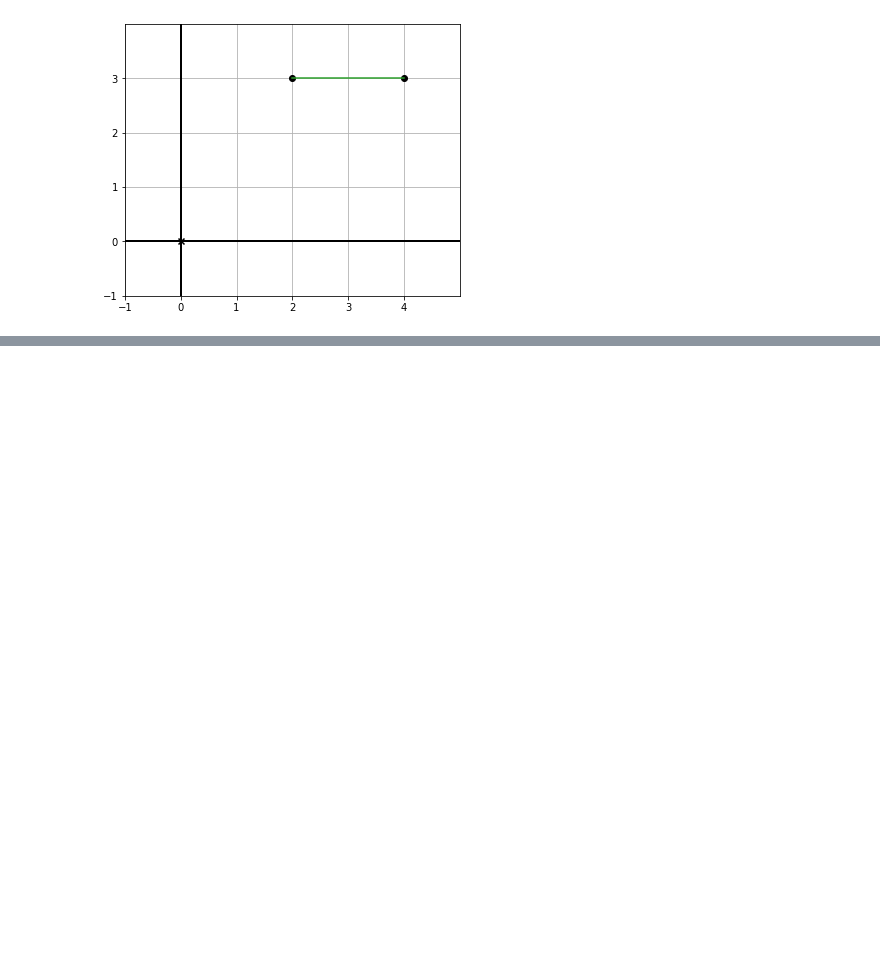
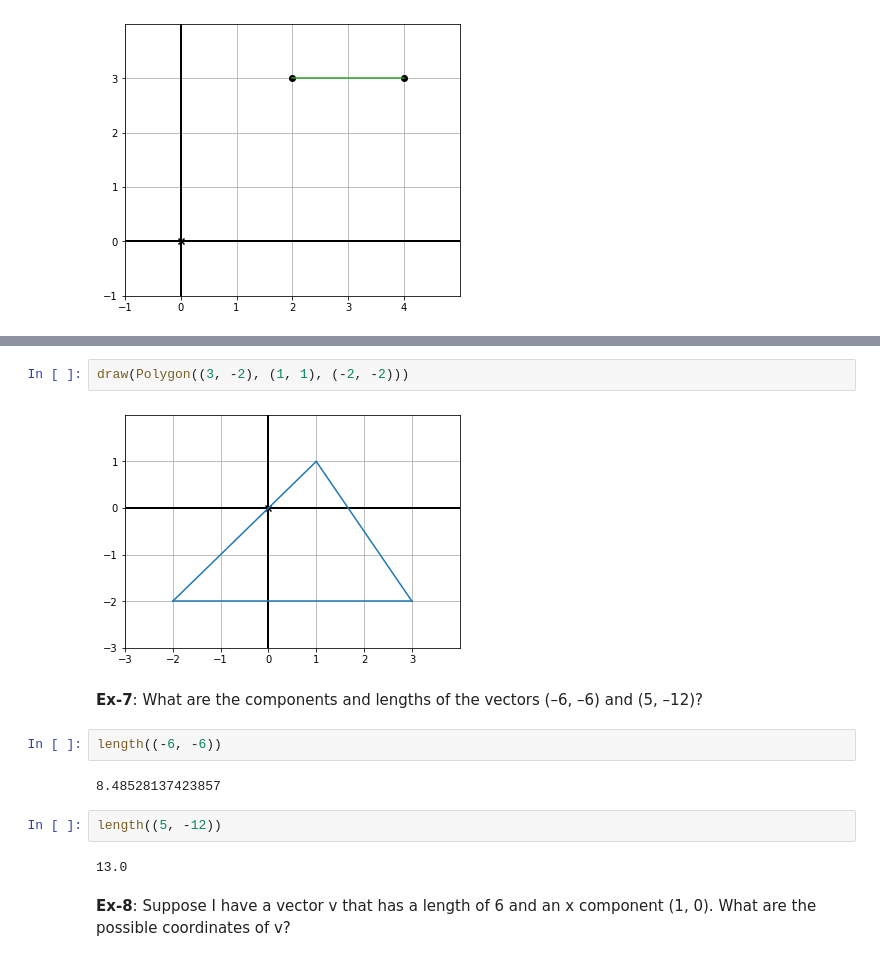
Before and after one commit to rahiakela/math-for-programmers, a Jupyter notebook: 2-drawing-with-2d-vectors/2_plane_vector_arithmetic.ipynb, the cells around one changed output, grey strips where cells are left out. Saved outputs shown, nothing was run; the diff lists cells and outputs as text; blank space fills up the shorter version.

```diff
--- a/2-drawing-with-2d-vectors/2_plane_vector_arithmetic.ipynb
+++ b/2-drawing-with-2d-vectors/2_plane_vector_arithmetic.ipynb
@@ -335,0 +357,18 @@ draw(
+# %%
+draw(Polygon((3, -2), (1, 1), (-2, -2)))
+# %% [output]
+[figure, added]
+# %% [markdown]
+**Ex-7**: What are the components and lengths of the vectors (–6, –6)
+and (5, –12)?
+# %%
+length((-6, -6))
+# %% [output]
+8.48528137423857
+# %%
+length((5, -12))
+# %% [output]
+13.0
+# %% [markdown]
+**Ex-8**: Suppose I have a vector v that has a length of 6 and an x component
+(1, 0). What are the possible coordinates of v?
```
Also changed, not shown: parts of 9 cells of this notebook.
